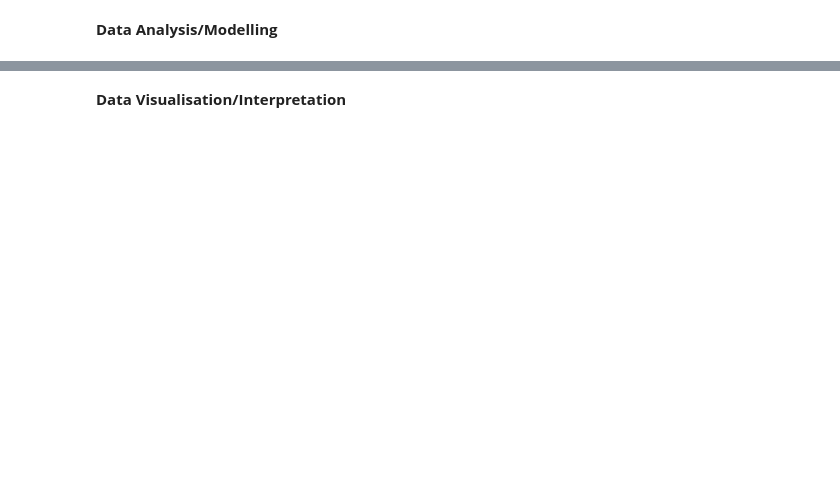
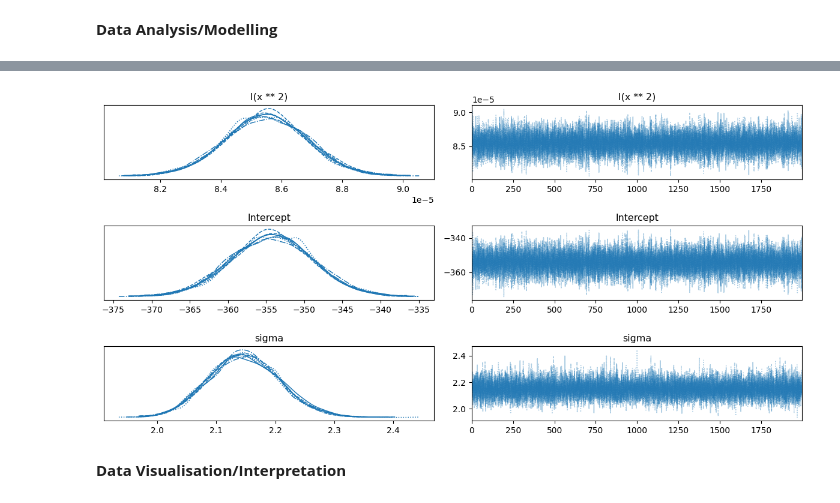
Before and after one commit to LeoFairley123/EMSC2010-WK8-Group-Assignment, a Jupyter notebook: EMSC2010_Group_Project_WK8.ipynb, the cells around one changed output, grey strips where cells are left out. Drawn from its saved outputs; the diff is of its cells as text; code cells hidden in the pictures; blank space fills up the shorter version.

```diff
--- a/EMSC2010_Group_Project_WK8.ipynb
+++ b/EMSC2010_Group_Project_WK8.ipynb
@@ -75,0 +143,5 @@ Greenland_df.head() # Display the first few rows of the created DataFrame to ver
+# %%
+az.plot_trace(idata);
+plt.tight_layout() #this spaces the plots out so that they don't overlap
+# %% [output]
+[figure, added]
```
Also changed, not shown: parts of 22 cells of this notebook.
